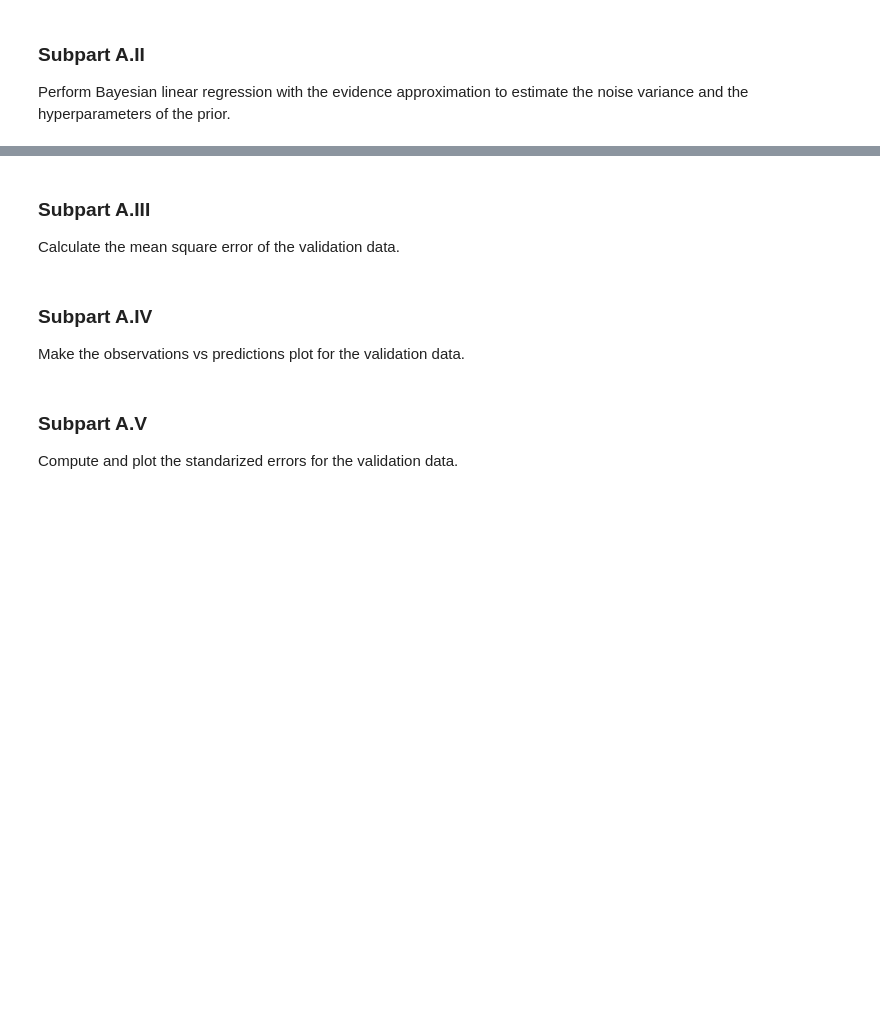
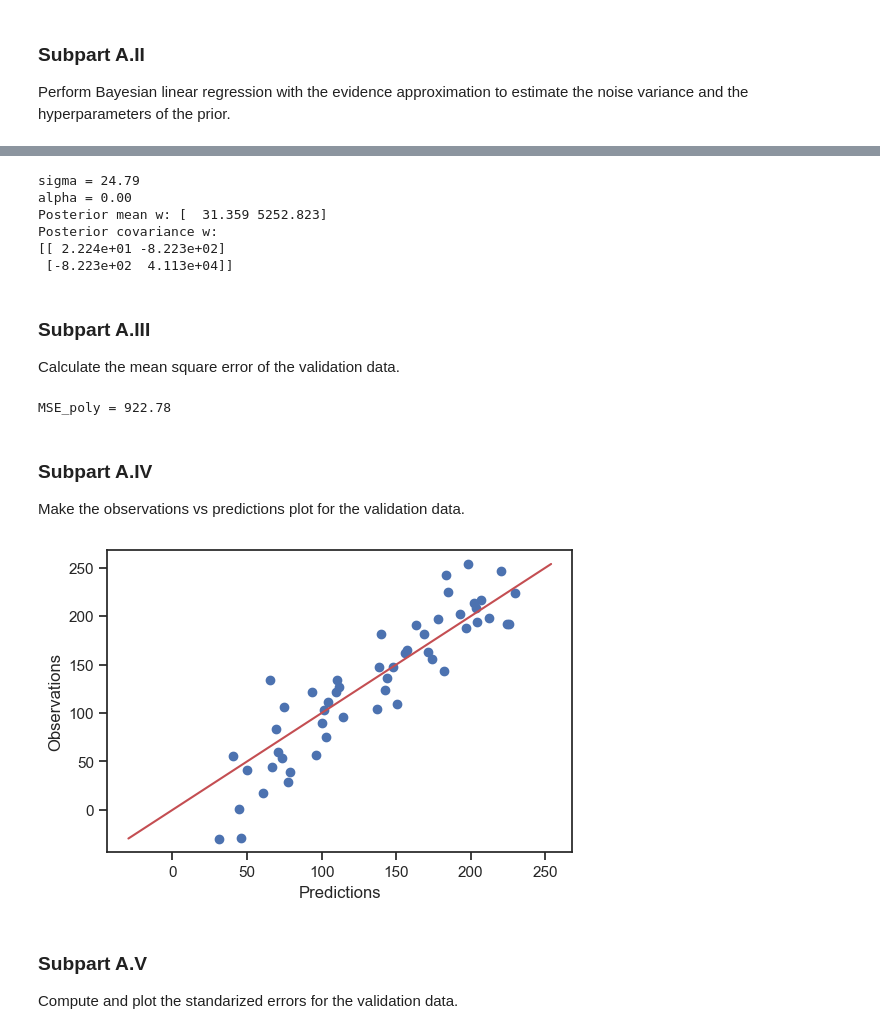
Before and after one commit to flavio-nardi/data-analytics-se, a Jupyter notebook: lecturebook/homework/homework-04.ipynb, the cells around one changed output, grey strips where cells are left out. Saved outputs shown, nothing was run; the diff lists cells and outputs as text; code cells hidden in the pictures; blank space fills up the shorter version.

```diff
--- a/lecturebook/homework/homework-04.ipynb
+++ b/lecturebook/homework/homework-04.ipynb
@@ -349,3 +227,31 @@ array([3.173e-04, 3.077e-04, 2.984e-04, 2.893e-04, 2.803e-04, 2.716e-04,
+# %%
+from sklearn.linear_model import BayesianRidge
+
+# Parameters
+degree = 1
+
+# Design matrix
+Phi = get_polynomial_design_matrix(x_train[:, None], degree)
+
+# Fit
+model = BayesianRidge(fit_intercept=False).fit(Phi, y_train)
+# %%
+sigma = np.sqrt(1.0 / model.alpha_)
+print(f'sigma = {sigma:1.2f}')
+alpha = model.lambda_
+print(f'alpha = {alpha:1.2f}')
+m = model.coef_
+print(f"Posterior mean w: {m}")
+S = model.sigma_
+print(f"Posterior covariance w:")
+print(S)
+# %% [output]
+sigma = 24.79
+alpha = 0.00
+Posterior mean w: [  31.359 5252.823]
+Posterior covariance w:
+[[ 2.224e+01 -8.223e+02]
+ [-8.223e+02  4.113e+04]]
 # %% [markdown]
 ### Subpart A.III
 Calculate the mean square error of the validation data.
@@ -354,3 +258,12 @@ Calculate the mean square error of the validation data.
+# %%
+# your code here
+Phi_test = get_polynomial_design_matrix(x_valid[:, None], degree)
+y_test_predict = model.predict(Phi_test, return_std=False)
+
+MSE_poly = np.mean((y_test_predict - y_valid) ** 2)
+print(f'MSE_poly = {MSE_poly:1.2f}')
+# %% [output]
+MSE_poly = 922.78
 # %% [markdown]
 ### Subpart A.IV
 Make the observations vs predictions plot for the validation data.
@@ -359,3 +270,14 @@ Make the observations vs predictions plot for the validation data.
+# %%
+# your code here
+fig, ax = plt.subplots()
+#ax.set_title(f'Polynomial degree {degree}')
+ax.plot(y_test_predict, y_valid, 'o')
+yys = np.linspace(y_valid.min(), y_valid.max(), 100)
+ax.plot(yys, yys, 'r-');
+ax.set_xlabel('Predictions')
+ax.set_ylabel('Observations');
+# %% [output]
+[figure, added]
 # %% [markdown]
 ### Subpart A.V
 Compute and plot the standarized errors for the validation data.
```
Also changed, not shown: parts of 13 cells of this notebook.
